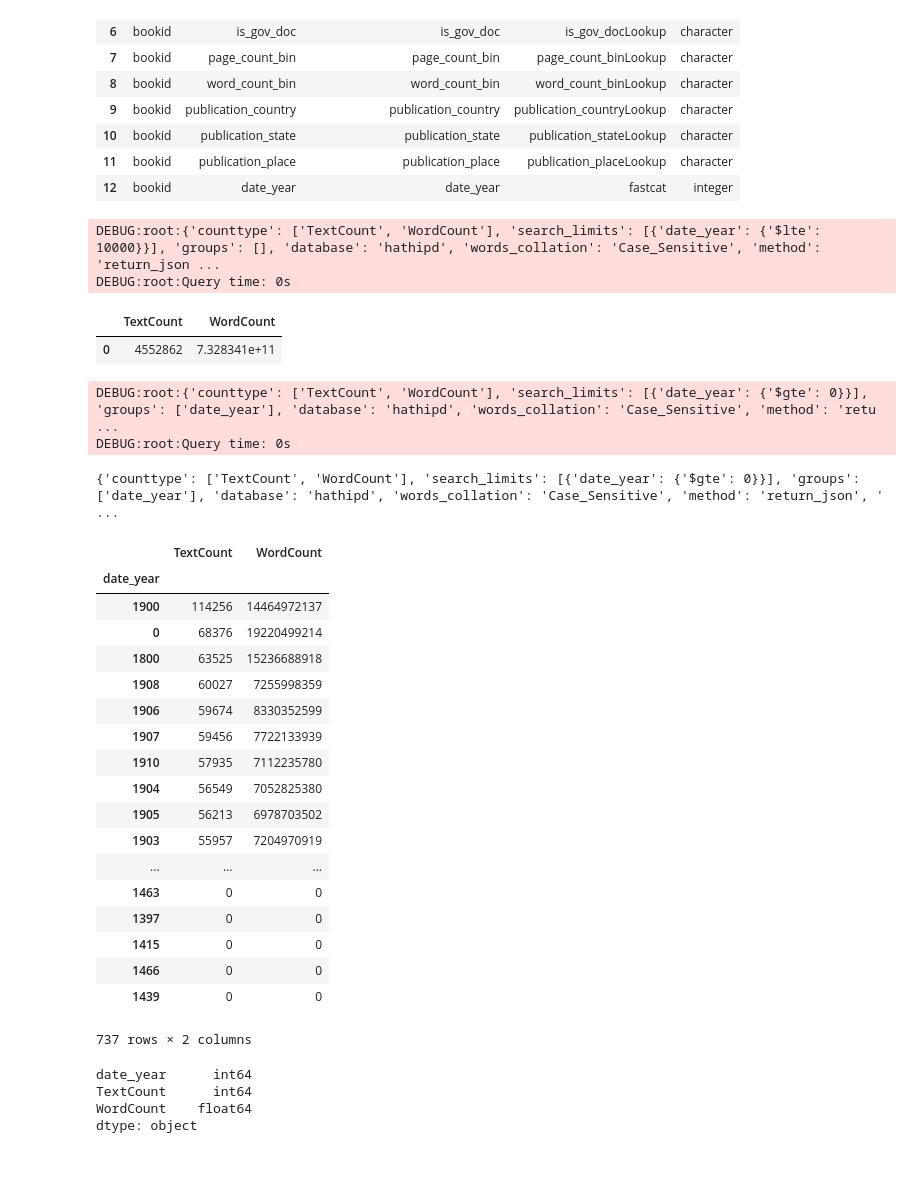
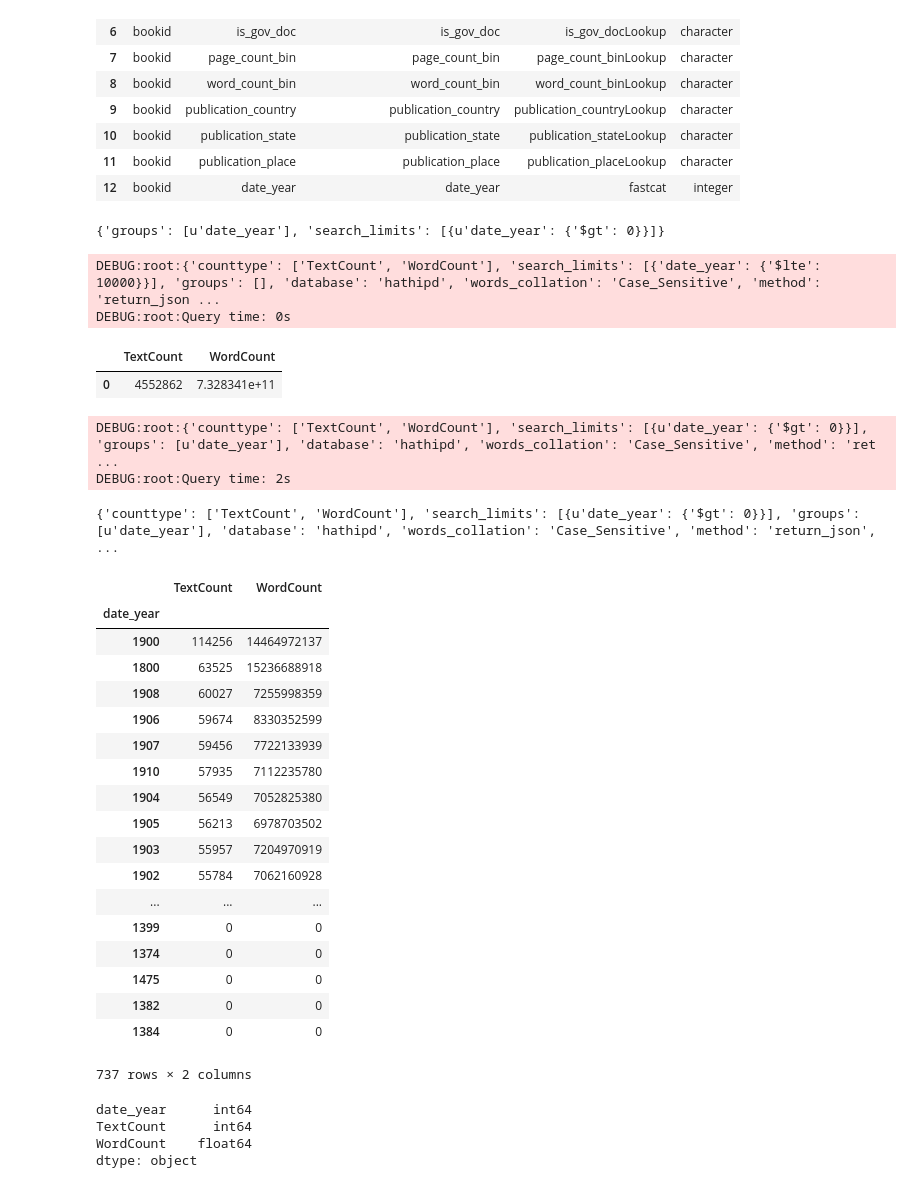
Before and after one commit to organisciak/BookwormPython, a Jupyter notebook: notebooks/BwpyTesting.ipynb, the cells around one changed output. Drawn from its saved outputs; the diff is of its cells as text; code cells hidden in the pictures.

```diff
--- a/notebooks/BwpyTesting.ipynb
+++ b/notebooks/BwpyTesting.ipynb
@@ -34,6 +38,14 @@ DEBUG:root:Query time: 0s
 | 10 | bookid | publication_state |  | publication_state | publication_stateLookup | character |
 | 11 | bookid | publication_place |  | publication_place | publication_placeLookup | character |
 | 12 | bookid | date_year |  | date_year | fastcat | integer |
+# %%
+# Set up Query Builder
+fieldl = bw.fields["dbname"].tolist()
+qb = QueryBuilder(fieldl)
+query = qb.search_limits(qb.date_year > 0).groups(qb.date_year).query
+query
+# %% [output]
+{'groups': [u'date_year'], 'search_limits': [{u'date_year': {'$gt': 0}}]}
 # %%
 # Get Full Stats
 bw.stats()
@@ -45,20 +57,17 @@ DEBUG:root:Query time: 0s
 # %%
 # Get languages stats
 q = bw.default.copy()
-q['search_limits'] = [{"date_year":{"$gte":0}}]
-q['groups'] = ["date_year"]
-q['counttype'] = ['TextCount', 'WordCount']
+q.update(query)
 print q
 a = bw.search(q)
 a.sort("TextCount", ascending=False)
 # %% [output]
-DEBUG:root:{'counttype': ['TextCount', 'WordCount'], 'search_limits': [{'date_year': {'$gte': 0}}], 'groups': ['date_year'], 'database': 'hathipd', 'words_collation': 'Case_Sensitive', 'method': 'retu ...
-DEBUG:root:Query time: 0s
+DEBUG:root:{'counttype': ['TextCount', 'WordCount'], 'search_limits': [{u'date_year': {'$gt': 0}}], 'groups': [u'date_year'], 'database': 'hathipd', 'words_collation': 'Case_Sensitive', 'method': 'ret ...
+DEBUG:root:Query time: 2s
-{'counttype': ['TextCount', 'WordCount'], 'search_limits': [{'date_year': {'$gte': 0}}], 'groups': ['date_year'], 'database': 'hathipd', 'words_collation': 'Case_Sensitive', 'method': 'return_json', ' ...
+{'counttype': ['TextCount', 'WordCount'], 'search_limits': [{u'date_year': {'$gt': 0}}], 'groups': [u'date_year'], 'database': 'hathipd', 'words_collation': 'Case_Sensitive', 'method': 'return_json',  ...
 |  | TextCount | WordCount |
 | date_year |  |  |
 | 1900 | 114256 | 14464972137 |
-| 0 | 68376 | 19220499214 |
 | 1800 | 63525 | 15236688918 |
 | 1908 | 60027 | 7255998359 |
 | 1906 | 59674 | 8330352599 |
@@ -67,12 +76,13 @@ DEBUG:root:Query time: 0s
 | 1904 | 56549 | 7052825380 |
 | 1905 | 56213 | 6978703502 |
 | 1903 | 55957 | 7204970919 |
+| 1902 | 55784 | 7062160928 |
 | ... | ... | ... |
-| 1463 | 0 | 0 |
-| 1397 | 0 | 0 |
-| 1415 | 0 | 0 |
-| 1466 | 0 | 0 |
-| 1439 | 0 | 0 |
+| 1399 | 0 | 0 |
+| 1374 | 0 | 0 |
+| 1475 | 0 | 0 |
+| 1382 | 0 | 0 |
+| 1384 | 0 | 0 |
 737 rows × 2 columns
 # %%
 a.reset_index().dtypes
```
Also changed, not shown: parts of 4 cells of this notebook, 1 other file.
